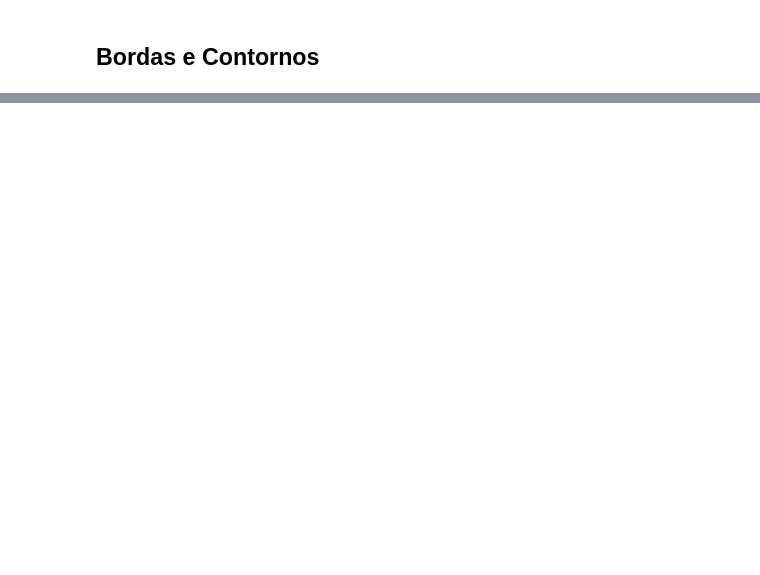
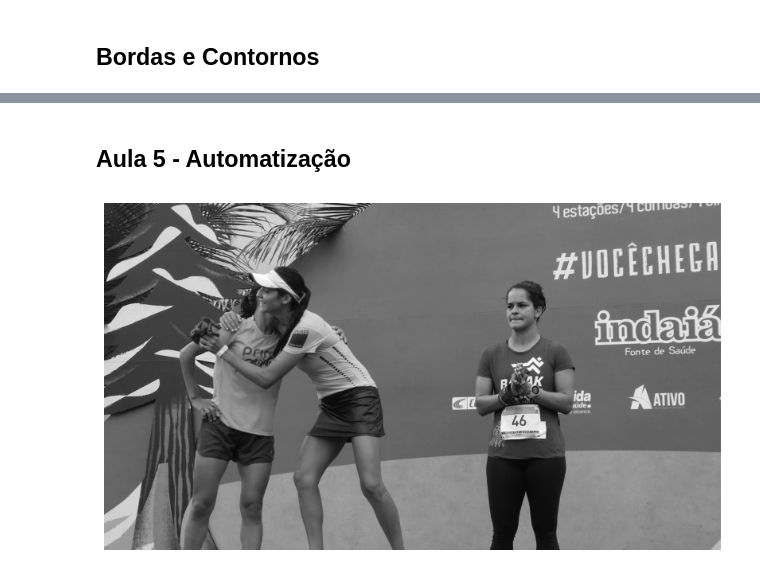
Before and after one commit to bilhalvadiego/detecao-placas, a Jupyter notebook: Aula1.ipynb, the cells around one changed output, grey strips where cells are left out. Cells and saved outputs as stored; diff of their text form; code cells hidden in the pictures; blank space fills up the shorter version.

```diff
--- a/Aula1.ipynb
+++ b/Aula1.ipynb
@@ -421,0 +288,23 @@ PLR3D97
+# %% [markdown]
+## Aula 5 - Automatização
+# %%
+import cv2
+import pytesseract
+import matplotlib.pyplot as plt
+import numpy as np
+from skimage.segmentation import clear_border
+import re
+
+img = cv2.imread("imagens/20150614_073635.jpg")
+# %%
+# img = cv2.imread("imagens/4ab1f2dd-712a-4fda-948e-95b9a73914d9.jpeg")
+# img = cv2.imread("imagens/20150614_073635.jpg")
+# img = cv2.imread("imagens/placa_carro3.jpg")
+
+imgGray = cv2.cvtColor(img, cv2.COLOR_BGR2GRAY)
+
+plt.figure(figsize=(10,6))
+plt.axis("off")
+plt.imshow(imgGray, cmap=('gray'));
+# %% [output]
+[figure, added]
```
Also changed, not shown: parts of 43 cells of this notebook, 2 other files.
